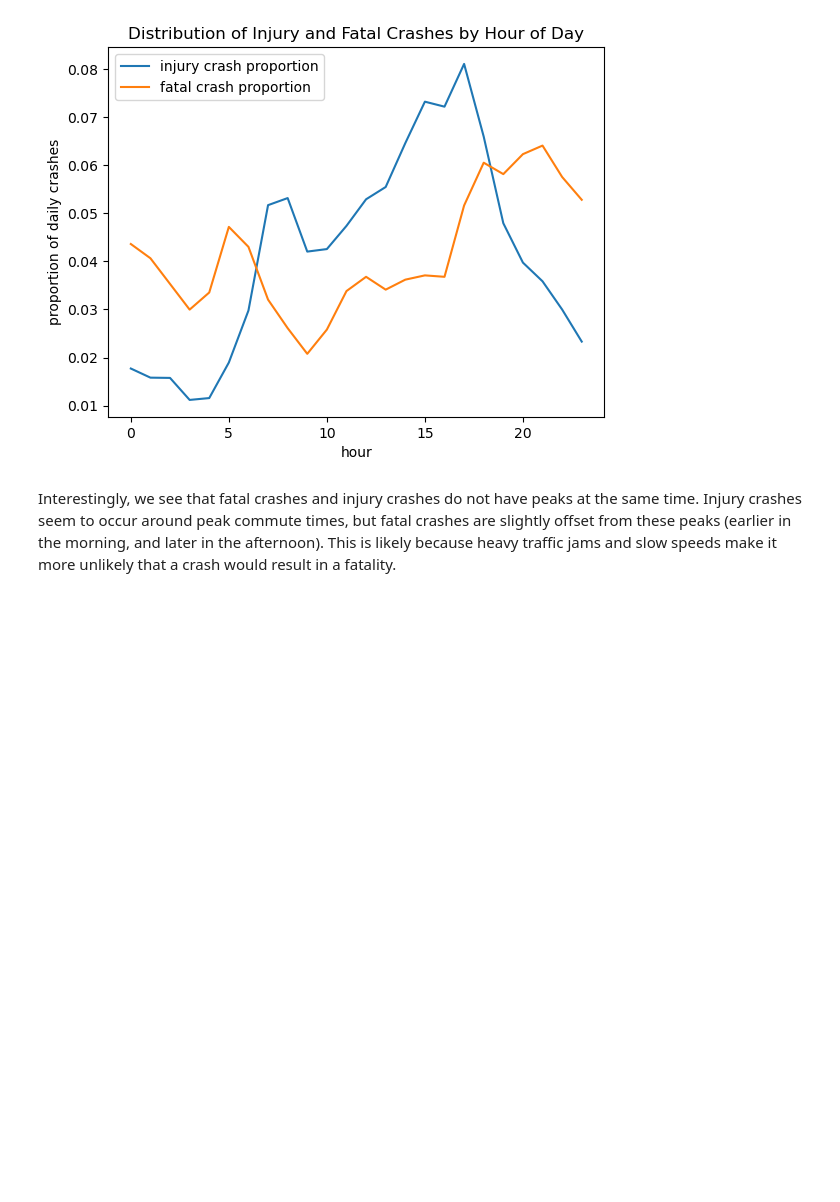
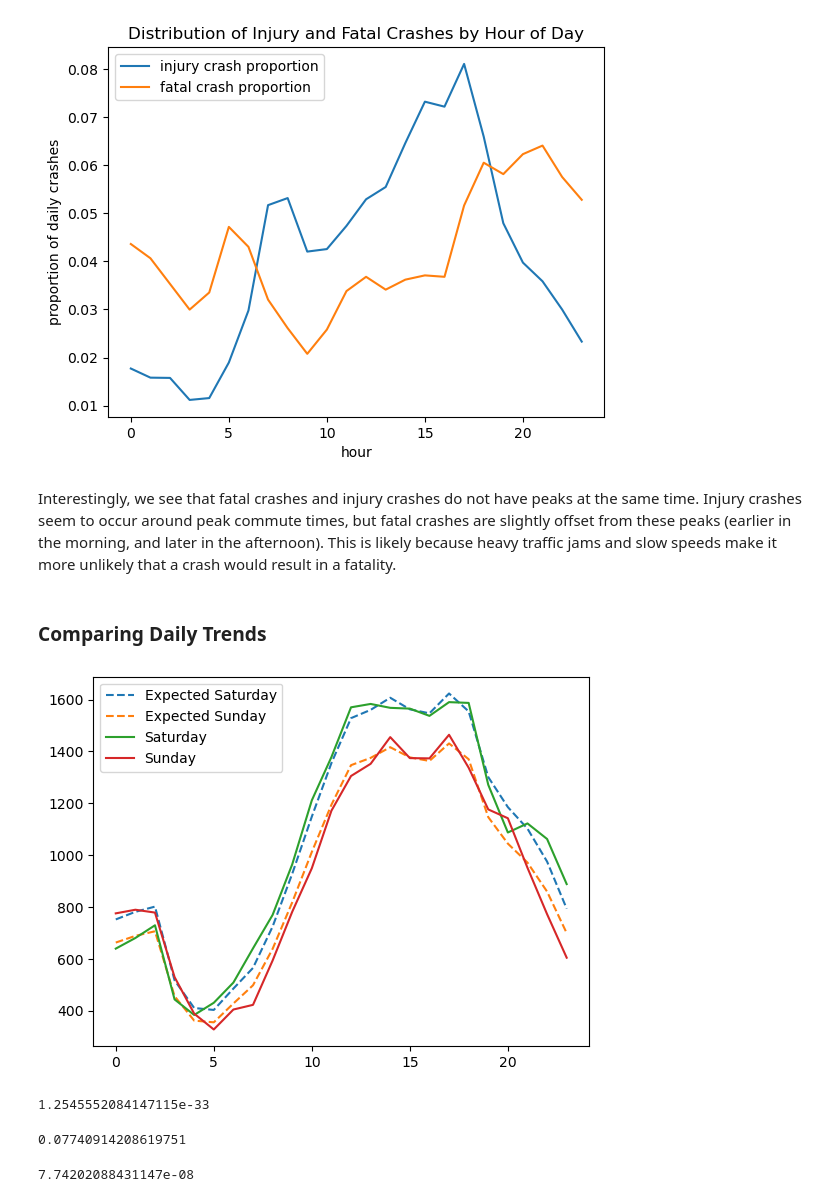
Before and after one commit to UCB-stat-159-s23/project-Group27, a Jupyter notebook: time_of_day.ipynb, the cells around one changed output. Drawn from its saved outputs; the diff is of its cells as text; code cells hidden in the pictures; blank space fills up the shorter version.

Commit message:
add chisquare test for time of day

```diff
--- a/time_of_day.ipynb
+++ b/time_of_day.ipynb
@@ -75,3 +76,26 @@ plt.show()
 [figure]
 # %% [markdown]
 Interestingly, we see that fatal crashes and injury crashes do not have peaks at the same time. Injury crashes seem to occur around peak commute times, but fatal crashes are slightly offset from these peaks (earlier in the morning, and later in the afternoon). This is likely because heavy traffic jams and slow speeds make it more unlikely that a crash would result in a fatality.
+# %% [markdown]
+### Comparing Daily Trends
+# %%
+def chisquare(df, cols, plot_expected=True):
+    """ Compare distribution of crash numbers between columns. """
+    assert len(cols) >= 2
+    for c in cols:
+        assert c in df.columns, f"{c} is not a column in DataFrame (must be one of {df.columns})"
+    contingency = df.loc[:, cols]
+    chi2, pval, dof, expected = st.chi2_contingency(contingency)
+
+    if plot_expected:
+        plt.plot(expected,
+                 label=[f'Expected {col}' for col in cols],
+                 linestyle='--')
+        plt.plot(contingency,
+                 label=contingency.columns)
+        plt.legend()
+        plt.show()
+
+    # contributions table for each cell in the contingency table
+    contributions = (contingency - expected)**2 / expected
+    return pval, contributions
@@ -77,0 +105,16 @@ Interestingly, we see that fatal crashes and injury crashes do not have peaks at
+# %%
+pval, contribs = chisquare(injury_crashes, ['Saturday', 'Sunday'])
+pval
+# %% [output]
+[figure, added]
+1.2545552084147115e-33
+# %%
+pval, contribs = chisquare(injury_crashes, ['Tuesday', 'Wednesday'], False)
+pval
+# %% [output]
+0.07740914208619751
+# %%
+pval, contribs = chisquare(injury_crashes, ['Tuesday', 'Thursday'], False)
+pval
+# %% [output]
+7.74202088431147e-08
```
Also changed, not shown: parts of 2 cells of this notebook.
